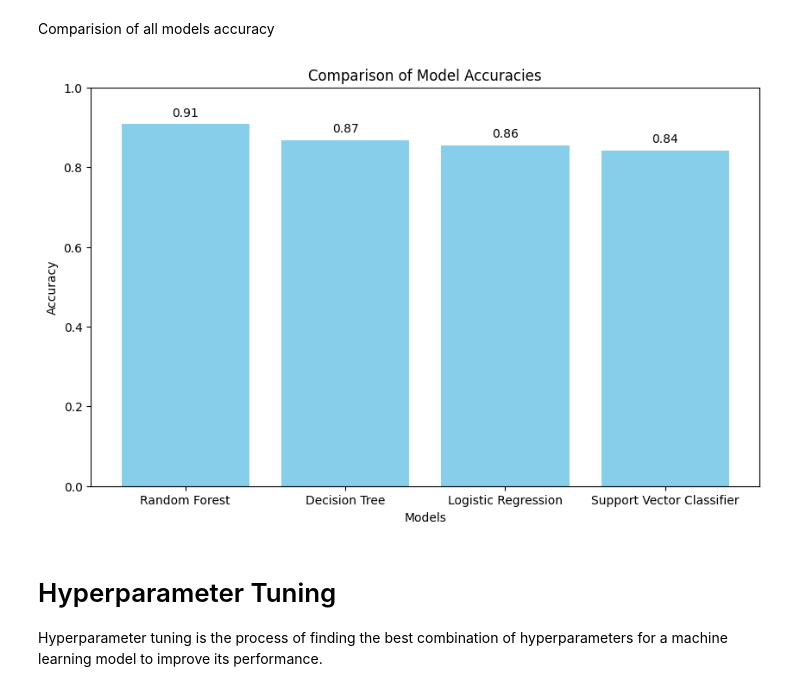
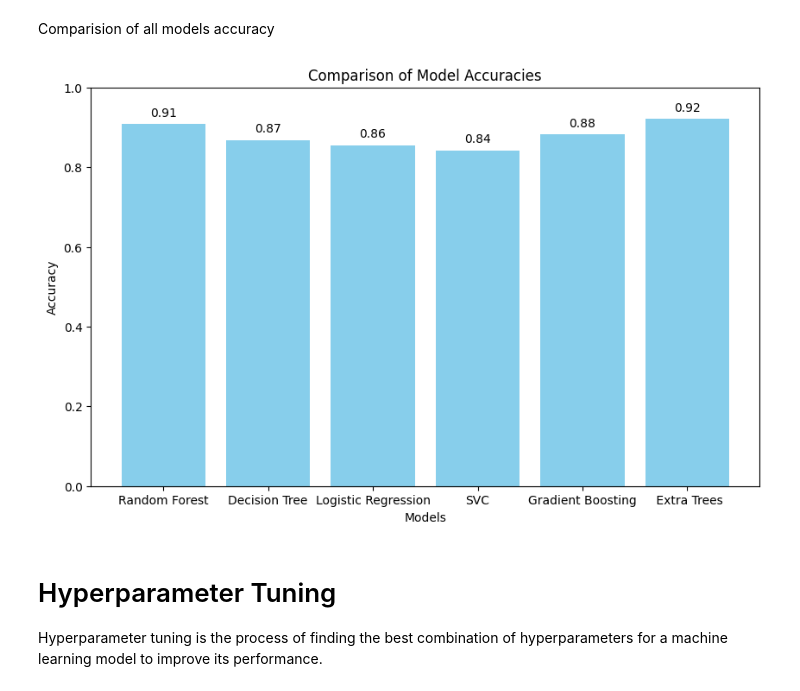
Before and after one commit to Sriraj-Penjerla/Sriraj-GlucoSense-Infy-Nov24, a Jupyter notebook: Glucosense_Infy.ipynb, the cells around one changed output. Saved outputs shown, nothing was run; the diff lists cells and outputs as text; code cells hidden in the pictures.

```diff
--- a/Glucosense_Infy.ipynb
+++ b/Glucosense_Infy.ipynb
@@ -519,15 +554,17 @@ weighted avg       0.86      0.86      0.86        76
 # %%
-from sklearn.svm import SVC
-svc_model = SVC(kernel='linear')
-svc_model.fit(X_train, y_train)
-svc_pred = svc_model.predict(X_test)
+from sklearn.ensemble import GradientBoostingClassifier
+gb_model = GradientBoostingClassifier(random_state=42)
 
-svc_accuracy = accuracy_score(y_test, svc_pred)
-svc_f1 = f1_score(y_test, svc_pred, average='weighted')
+gb_model.fit(X_train, y_train)
 
-print("Support Vector Classifier")
-print(f"Accuracy: {svc_accuracy}")
-print(f"F1 Score: {svc_f1}")
-print("Classification Report:")
-print(classification_report(y_test, svc_pred))
+gb_y_pred = gb_model.predict(X_test)
+
+gb_accuracy = accuracy_score(y_test, gb_y_pred)
+gb_f1_score = f1_score(y_test, gb_y_pred)
+gb_classification_report = classification_report(y_test, gb_y_pred)
+
+print("Gradient Boosting Classifier:")
+print(f"Accuracy: {gb_accuracy:}")
+print(f"F1 Score: {gb_f1_score:}")
+print("Classification Report:\n", gb_classification_report)
 # %% [output]
@@ -545,0 +585,16 @@ weighted avg       0.85      0.84      0.84        76
+# %%
+from sklearn.ensemble import ExtraTreesClassifier
+et_model = ExtraTreesClassifier(random_state=42)
+
+et_model.fit(X_train, y_train)
+
+et_y_pred = et_model.predict(X_test)
+
+et_accuracy = accuracy_score(y_test, et_y_pred)
+et_f1_score = f1_score(y_test, et_y_pred)
+et_classification_report = classification_report(y_test, et_y_pred)
+
+print("Extra Trees Classifier:")
+print(f"Accuracy: {et_accuracy:}")
+print(f"F1 Score: {et_f1_score:.2f}")
+print("Classification Report:\n", et_classification_report)
@@ -546,20 +614,20 @@ weighted avg       0.85      0.84      0.84        76
 # %% [markdown]
 Comparision of all models accuracy
 # %%
-model_names = ["Random Forest", "Decision Tree", "Logistic Regression", "Support Vector Classifier"]
-acc_list = [rfAccuracy, dcAccuracy, lr_accuracy, svc_accuracy]
+model_names = ["Random Forest", "Decision Tree", "Logistic Regression", "SVC","Gradient Boosting"," Extra Trees"]
+acc_list = [rfAccuracy, dcAccuracy, lr_accuracy, svc_accuracy,gb_accuracy,et_accuracy]
 plt.figure(figsize=(10, 6))
 plt.bar(model_names, acc_list, color='skyblue')
 plt.title("Comparison of Model Accuracies")
 plt.ylabel("Accuracy")
 plt.xlabel("Models")
 plt.ylim(0, 1)
 for i, acc in enumerate(acc_list):
     plt.text(i, acc + 0.02, f"{acc:.2f}", ha='center', fontsize=10)
 
 plt.show()
 # %% [output]
-[figure, old version]
+[figure, new version]
 # %% [markdown]
 # Hyperparameter Tuning
 
```
Also changed, not shown: parts of 13 cells of this notebook.
